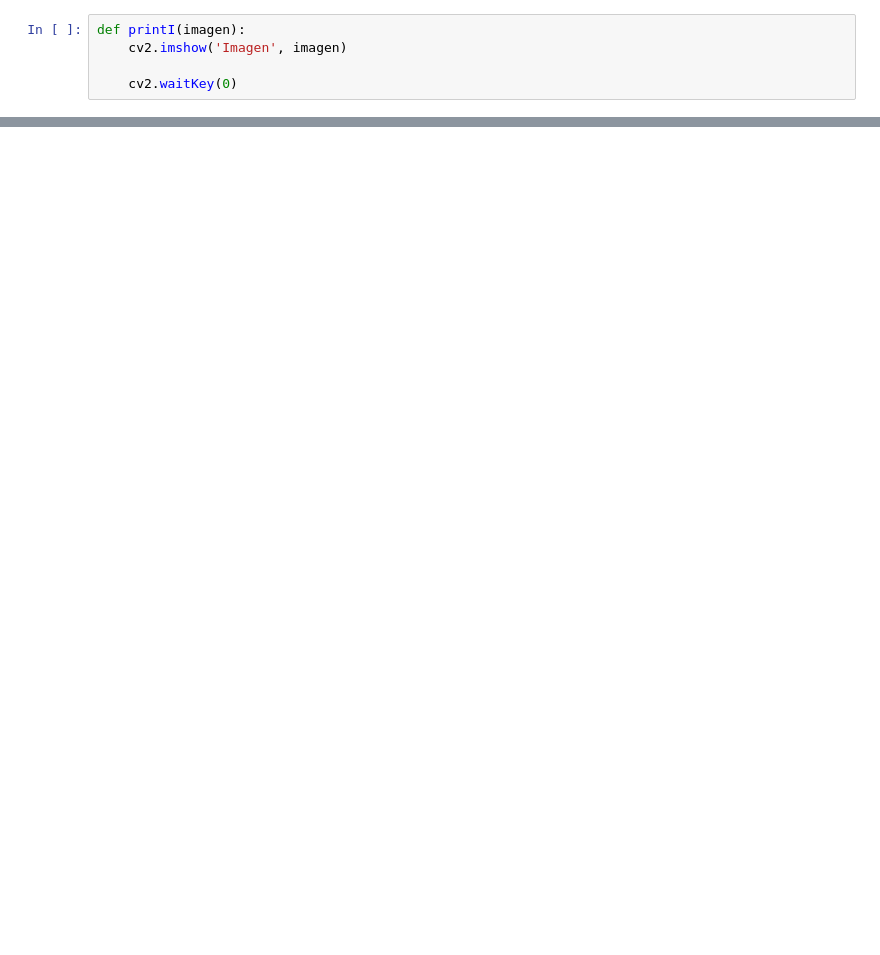
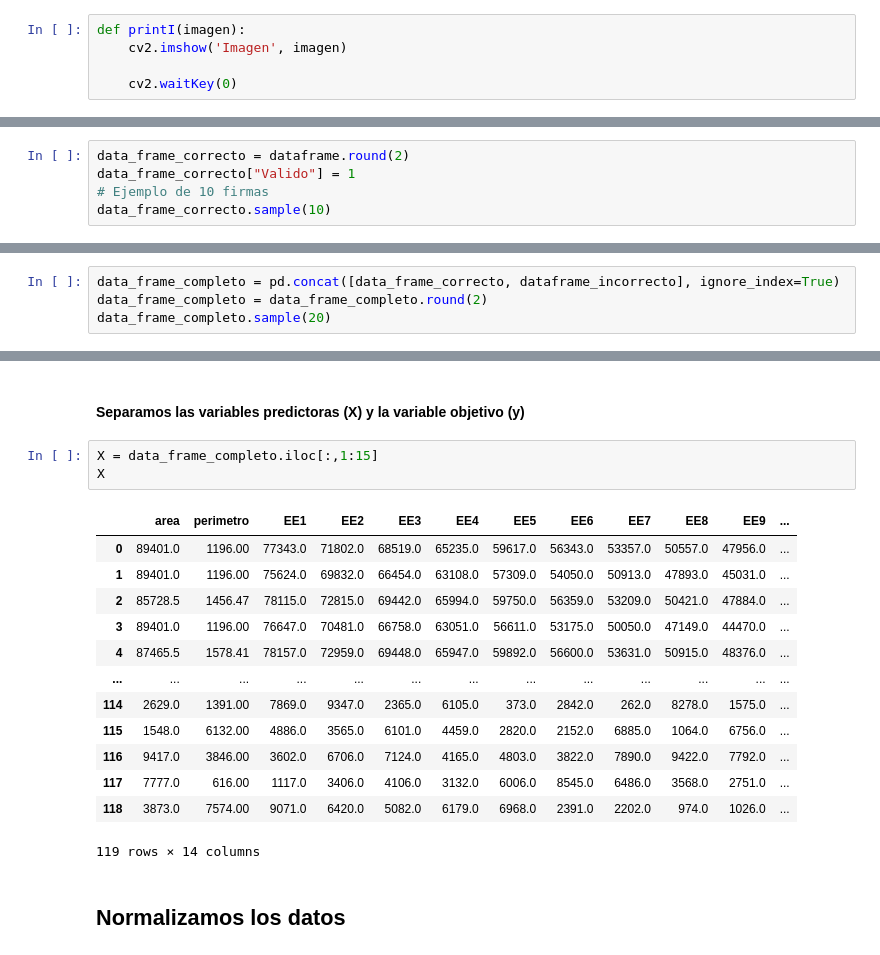
Before and after one commit to AntoMB3/Machine_learning_uaa, a Jupyter notebook: Red_Neuronal_detectar_firmas.ipynb, the cells around one changed output, grey strips where cells are left out. Saved outputs shown, nothing was run; the diff lists cells and outputs as text; blank space fills up the shorter version.

```diff
--- a/Red_Neuronal_detectar_firmas.ipynb
+++ b/Red_Neuronal_detectar_firmas.ipynb
@@ -72,0 +300,5 @@ Vector de características de trazos curvos:
+# %%
+data_frame_correcto = dataframe.round(2)
+data_frame_correcto["Valido"] = 1
+# Ejemplo de 10 firmas
+data_frame_correcto.sample(10)
@@ -72,0 +370,4 @@ Vector de características de trazos curvos:
+# %%
+data_frame_completo = pd.concat([data_frame_correcto, dataframe_incorrecto], ignore_index=True)
+data_frame_completo = data_frame_completo.round(2)
+data_frame_completo.sample(20)
@@ -72,0 +406,21 @@ Vector de características de trazos curvos:
+# %% [markdown]
+#### Separamos las variables predictoras (X) y la variable objetivo (y)
+# %%
+X = data_frame_completo.iloc[:,1:15]
+X
+# %% [output]
+|  | area | perimetro | EE1 | EE2 | EE3 | EE4 | EE5 | EE6 | EE7 | EE8 | EE9 | ... |
+| 0 | 89401.0 | 1196.00 | 77343.0 | 71802.0 | 68519.0 | 65235.0 | 59617.0 | 56343.0 | 53357.0 | 50557.0 | 47956.0 | ... |
+| 1 | 89401.0 | 1196.00 | 75624.0 | 69832.0 | 66454.0 | 63108.0 | 57309.0 | 54050.0 | 50913.0 | 47893.0 | 45031.0 | ... |
+| 2 | 85728.5 | 1456.47 | 78115.0 | 72815.0 | 69442.0 | 65994.0 | 59750.0 | 56359.0 | 53209.0 | 50421.0 | 47884.0 | ... |
+| 3 | 89401.0 | 1196.00 | 76647.0 | 70481.0 | 66758.0 | 63051.0 | 56611.0 | 53175.0 | 50050.0 | 47149.0 | 44470.0 | ... |
+| 4 | 87465.5 | 1578.41 | 78157.0 | 72959.0 | 69448.0 | 65947.0 | 59892.0 | 56600.0 | 53631.0 | 50915.0 | 48376.0 | ... |
+| ... | ... | ... | ... | ... | ... | ... | ... | ... | ... | ... | ... | ... |
+| 114 | 2629.0 | 1391.00 | 7869.0 | 9347.0 | 2365.0 | 6105.0 | 373.0 | 2842.0 | 262.0 | 8278.0 | 1575.0 | ... |
+| 115 | 1548.0 | 6132.00 | 4886.0 | 3565.0 | 6101.0 | 4459.0 | 2820.0 | 2152.0 | 6885.0 | 1064.0 | 6756.0 | ... |
+| 116 | 9417.0 | 3846.00 | 3602.0 | 6706.0 | 7124.0 | 4165.0 | 4803.0 | 3822.0 | 7890.0 | 9422.0 | 7792.0 | ... |
+| 117 | 7777.0 | 616.00 | 1117.0 | 3406.0 | 4106.0 | 3132.0 | 6006.0 | 8545.0 | 6486.0 | 3568.0 | 2751.0 | ... |
+| 118 | 3873.0 | 7574.00 | 9071.0 | 6420.0 | 5082.0 | 6179.0 | 6968.0 | 2391.0 | 2202.0 | 974.0 | 1026.0 | ... |
+119 rows × 14 columns
+# %% [markdown]
+## Normalizamos los datos
```
Also changed, not shown: parts of 50 cells of this notebook, 20 other files.
